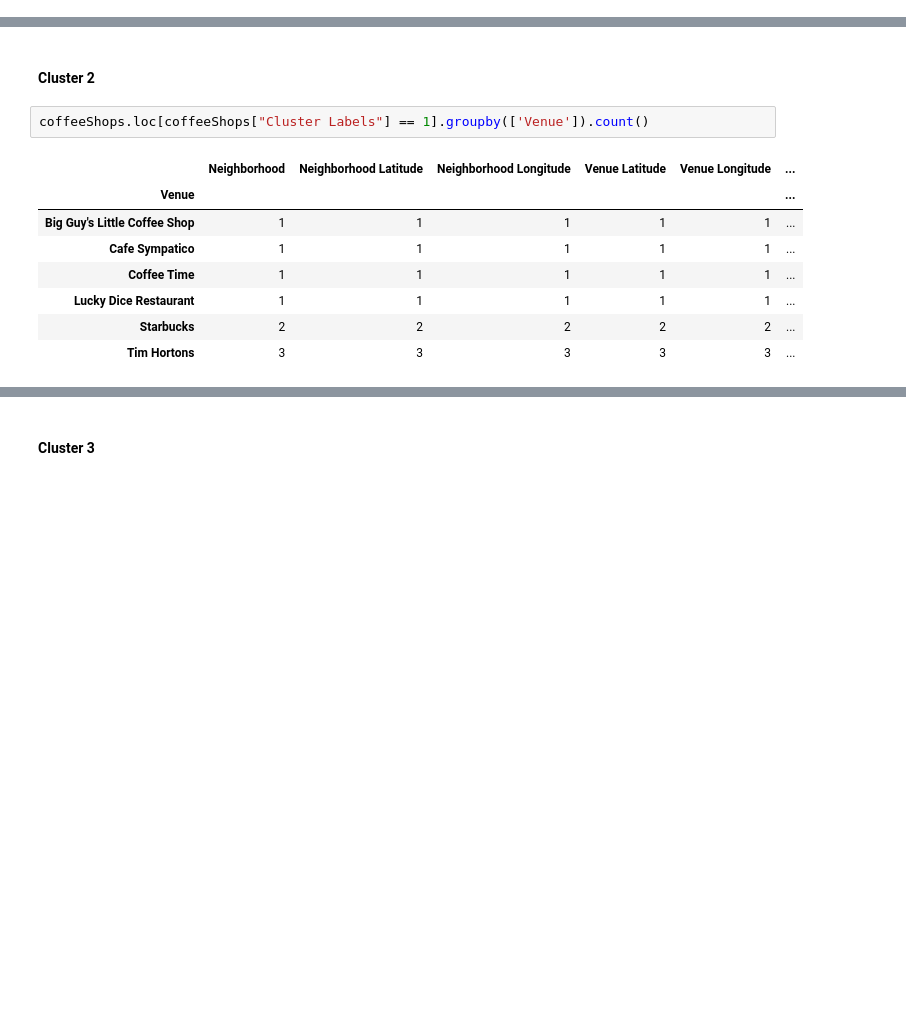
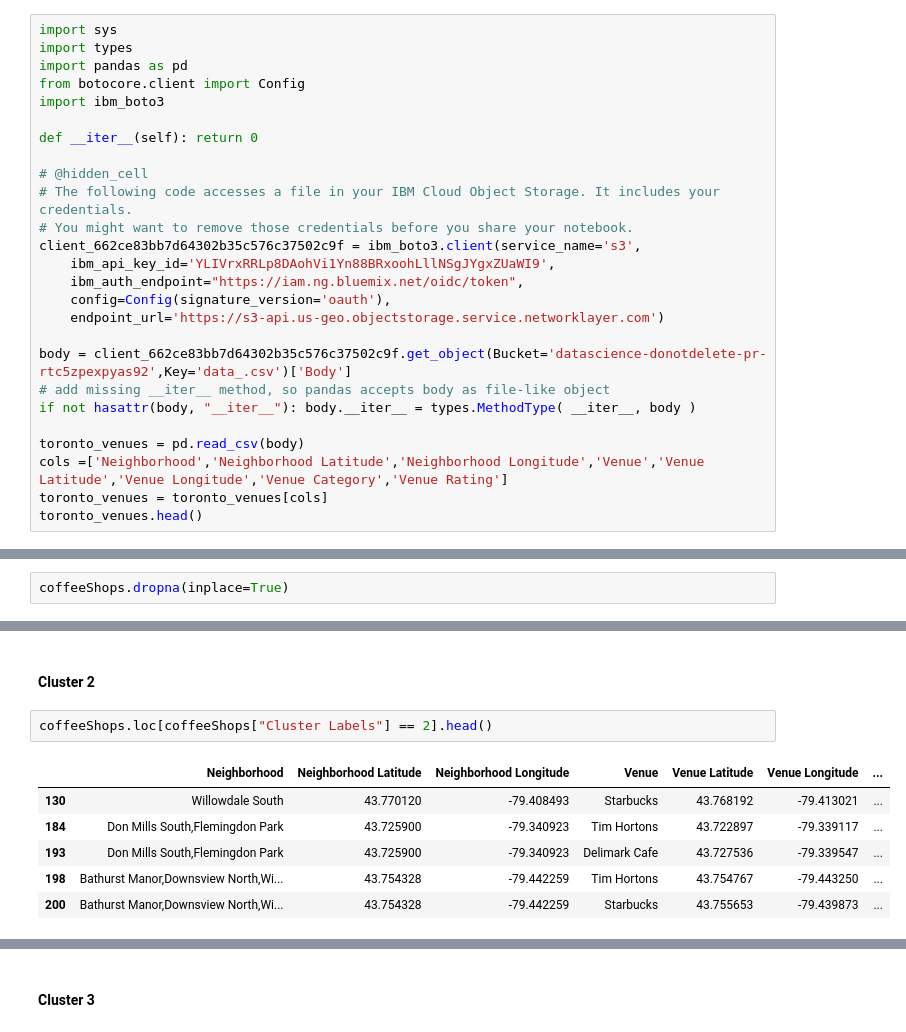
Before and after one commit to axonintel/Coursera_Capstone, a Jupyter notebook: Toronto Neighborhoods copy 3.ipynb, the cells around one changed output, grey strips where cells are left out. Saved outputs shown, nothing was run; the diff lists cells and outputs as text; blank space fills up the shorter version.

```diff
--- a/Toronto Neighborhoods copy 3.ipynb
+++ b/Toronto Neighborhoods copy 3.ipynb
@@ -320,0 +312,26 @@ create_download_link(toronto_venues)
+# %%
+import sys
+import types
+import pandas as pd
+from botocore.client import Config
+import ibm_boto3
+
+def __iter__(self): return 0
+
+# @hidden_cell
+# The following code accesses a file in your IBM Cloud Object Storage. It includes your credentials.
+# You might want to remove those credentials before you share your notebook.
+client_662ce83bb7d64302b35c576c37502c9f = ibm_boto3.client(service_name='s3',
+    ibm_api_key_id='YLIVrxRRLp8DAohVi1Yn88BRxoohLllNSgJYgxZUaWI9',
+    ibm_auth_endpoint="https://iam.ng.bluemix.net/oidc/token",
+    config=Config(signature_version='oauth'),
+    endpoint_url='https://s3-api.us-geo.objectstorage.service.networklayer.com')
+
+body = client_662ce83bb7d64302b35c576c37502c9f.get_object(Bucket='datascience-donotdelete-pr-rtc5zpexpyas92',Key='data_.csv')['Body']
+# add missing __iter__ method, so pandas accepts body as file-like object
+if not hasattr(body, "__iter__"): body.__iter__ = types.MethodType( __iter__, body )
+
+toronto_venues = pd.read_csv(body)
+cols =['Neighborhood','Neighborhood Latitude','Neighborhood Longitude','Venue','Venue Latitude','Venue Longitude','Venue Category','Venue Rating']
+toronto_venues = toronto_venues[cols]
+toronto_venues.head()
@@ -643,3 +667,5 @@ map_clusters
 [interactive output not drawn]
 # %% [markdown]
 # Examine Clusters
+# %%
+coffeeShops.dropna(inplace=True)
@@ -679,13 +762,11 @@ coffeeShops.loc[coffeeShops["Cluster Labels"] == 0].groupby(['Venue']).count()
 # %% [markdown]
 #### Cluster 2
 # %%
-coffeeShops.loc[coffeeShops["Cluster Labels"] == 1].groupby(['Venue']).count()
+coffeeShops.loc[coffeeShops["Cluster Labels"] == 2].head()
 # %% [output]
-|  | Neighborhood | Neighborhood Latitude | Neighborhood Longitude | Venue Latitude | Venue Longitude | ... |
-| Venue |  |  |  |  |  | ... |
-| Big Guy's Little Coffee Shop | 1 | 1 | 1 | 1 | 1 | ... |
-| Cafe Sympatico | 1 | 1 | 1 | 1 | 1 | ... |
-| Coffee Time | 1 | 1 | 1 | 1 | 1 | ... |
-| Lucky Dice Restaurant | 1 | 1 | 1 | 1 | 1 | ... |
-| Starbucks | 2 | 2 | 2 | 2 | 2 | ... |
-| Tim Hortons | 3 | 3 | 3 | 3 | 3 | ... |
+|  | Neighborhood | Neighborhood Latitude | Neighborhood Longitude | Venue | Venue Latitude | Venue Longitude | ... |
+| 130 | Willowdale South | 43.770120 | -79.408493 | Starbucks | 43.768192 | -79.413021 | ... |
+| 184 | Don Mills South,Flemingdon Park | 43.725900 | -79.340923 | Tim Hortons | 43.722897 | -79.339117 | ... |
+| 193 | Don Mills South,Flemingdon Park | 43.725900 | -79.340923 | Delimark Cafe | 43.727536 | -79.339547 | ... |
+| 198 | Bathurst Manor,Downsview North,Wi... | 43.754328 | -79.442259 | Tim Hortons | 43.754767 | -79.443250 | ... |
+| 200 | Bathurst Manor,Downsview North,Wi... | 43.754328 | -79.442259 | Starbucks | 43.755653 | -79.439873 | ... |
```
Also changed, not shown: parts of 28 cells of this notebook.
